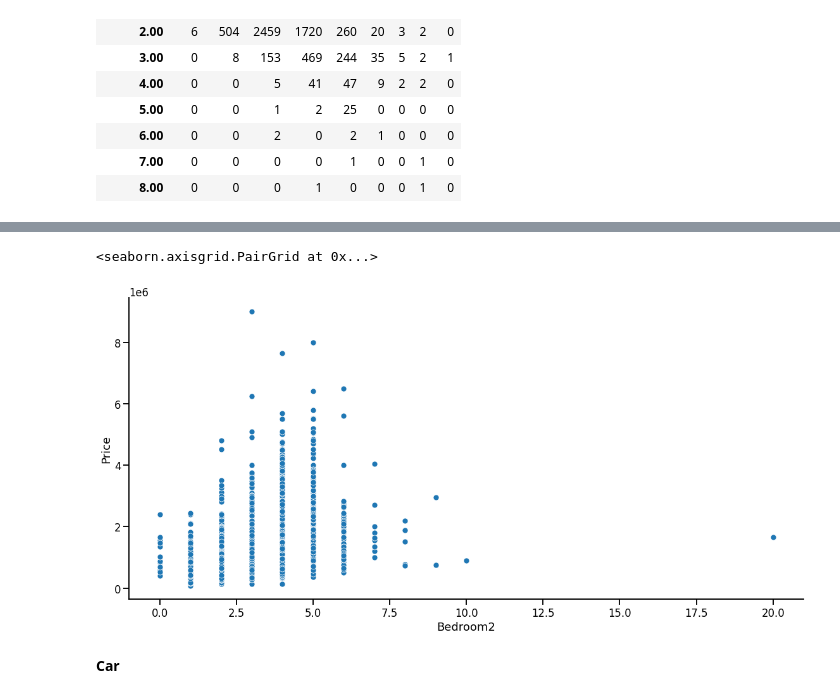
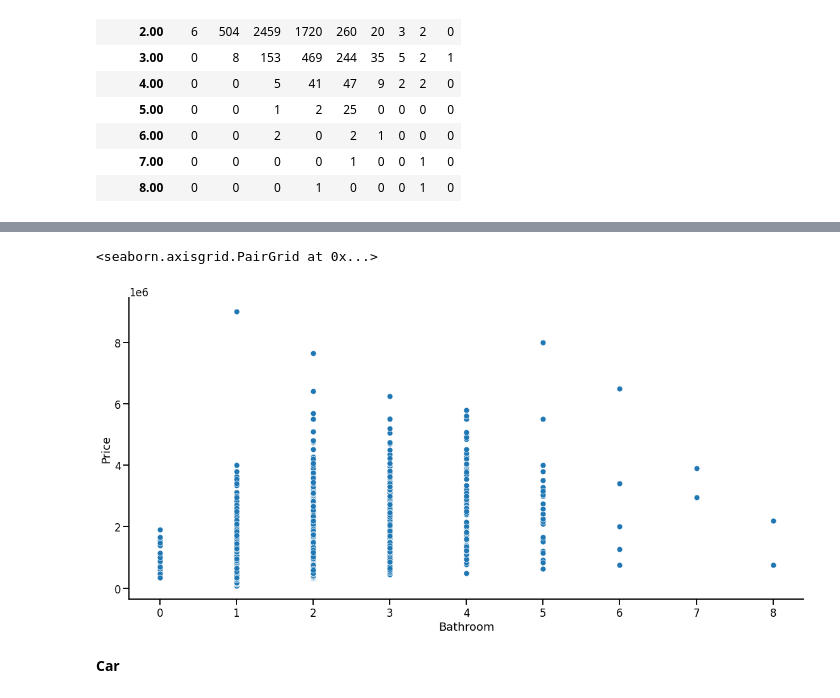
Before and after one commit to CHRISTIANDAGATTI/AEyCD---Grupo-9, a Jupyter notebook: Entregable_parte_1_22.ipynb, the cells around one changed output, grey strips where cells are left out. Drawn from its saved outputs; the diff is of its cells as text; code cells hidden in the pictures.

```diff
--- a/Entregable_parte_1_22.ipynb
+++ b/Entregable_parte_1_22.ipynb
@@ -649,11 +673,11 @@ pandas.crosstab(Bathroom,Rooms)
 # %%
 #Relación Precio - Baños
 sns.pairplot(data=melb_df, y_vars=['Price'],
-                 x_vars=['Bedroom2'],
+                 x_vars=['Bathroom'],
                  aspect=2, height=8)
 # %% [output]
 <seaborn.axisgrid.PairGrid at 0x...>
-[figure, old version]
+[figure, new version]
 # %% [markdown]
 **Car**
 # %%
```
Also changed, not shown: parts of 34 cells of this notebook.
